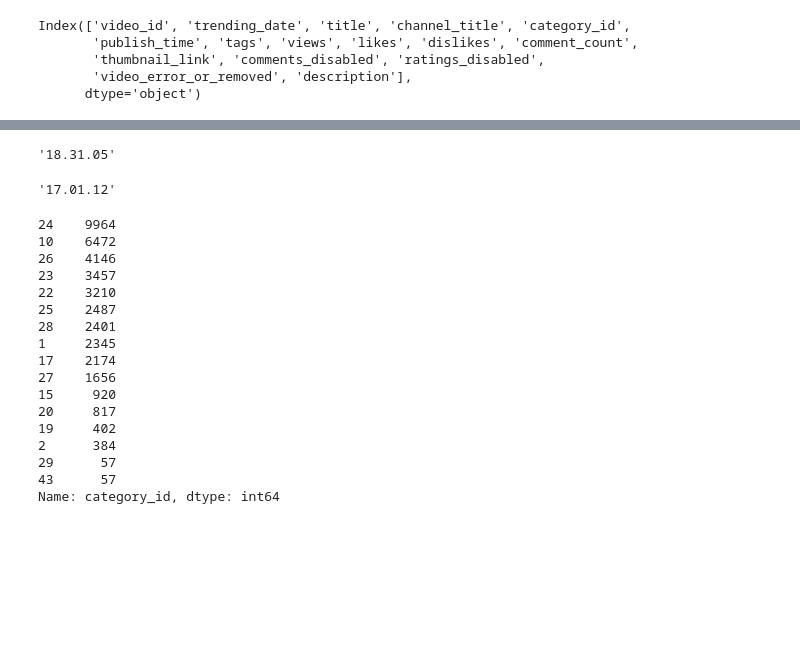
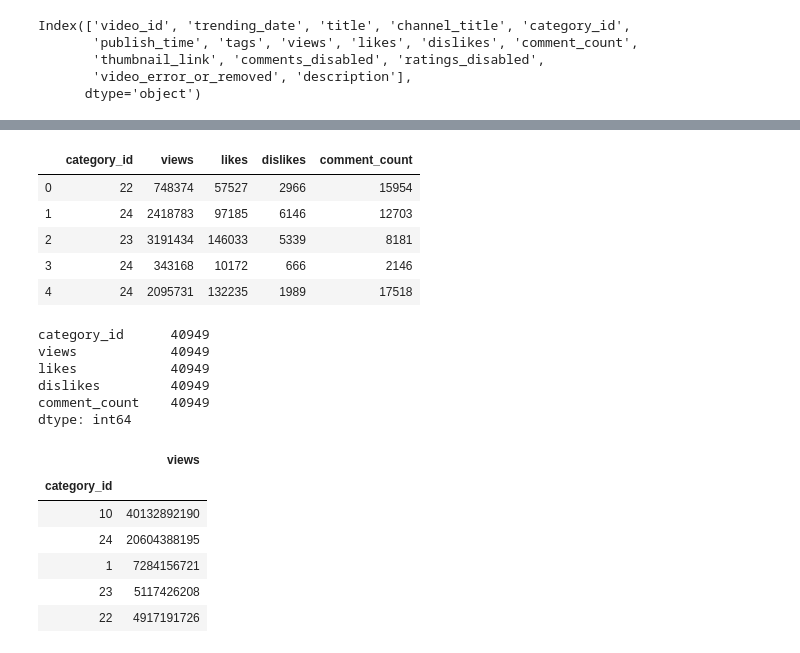
Before and after one commit to paholland/Project_YoutubeVideoStatistics, a Jupyter notebook: Emmanuel/Youtube.ipynb, the cells around one changed output, grey strips where cells are left out. Drawn from its saved outputs; the diff is of its cells as text; code cells hidden in the pictures; blank space fills up the shorter version.

```diff
--- a/Emmanuel/Youtube.ipynb
+++ b/Emmanuel/Youtube.ipynb
@@ -53,30 +32,38 @@ organized_df
-# %%
-max_td = organized_df["trending_date"].max()
-max_td
-# %% [output]
-'18.31.05'
-# %%
-min_td = organized_df["trending_date"].min()
-min_td
-# %% [output]
-'17.01.12'
-# %%
-organized_df["category_id"].value_counts()
-# %% [output]
-24    9964
-10    6472
-26    4146
-23    3457
-22    3210
-25    2487
-28    2401
-1     2345
-17    2174
-27    1656
-15     920
-20     817
-19     402
-2      384
-29      57
-43      57
-Name: category_id, dtype: int64
+# %%
+#Select Column Headers that are vital for our analysis
+organized_df = data_file_df[[ "category_id", "views", "likes", "dislikes", "comment_count"]]
+organized_df.head()
+# %% [output]
+|  | category_id | views | likes | dislikes | comment_count |
+| 0 | 22 | 748374 | 57527 | 2966 | 15954 |
+| 1 | 24 | 2418783 | 97185 | 6146 | 12703 |
+| 2 | 23 | 3191434 | 146033 | 5339 | 8181 |
+| 3 | 24 | 343168 | 10172 | 666 | 2146 |
+| 4 | 24 | 2095731 | 132235 | 1989 | 17518 |
+# %%
+#Review count to ensure no null values exist in the data
+organized_df.count()
+# %% [output]
+category_id      40949
+views            40949
+likes            40949
+dislikes         40949
+comment_count    40949
+dtype: int64
+# %%
+#Apply groupby fxn to compare category_id vs views
+grp_organized_df = organized_df.groupby(['category_id'])
+
+views_df = pd.DataFrame(grp_organized_df['views'].sum())
+
+views_df = views_df.sort_values(by =["views"], ascending=False)
+
+views_df.head()
+# %% [output]
+|  | views |
+| category_id |  |
+| 10 | 40132892190 |
+| 24 | 20604388195 |
+| 1 | 7284156721 |
+| 23 | 5117426208 |
+| 22 | 4917191726 |
```
Also changed, not shown: parts of 13 cells of this notebook, 2 other files.
